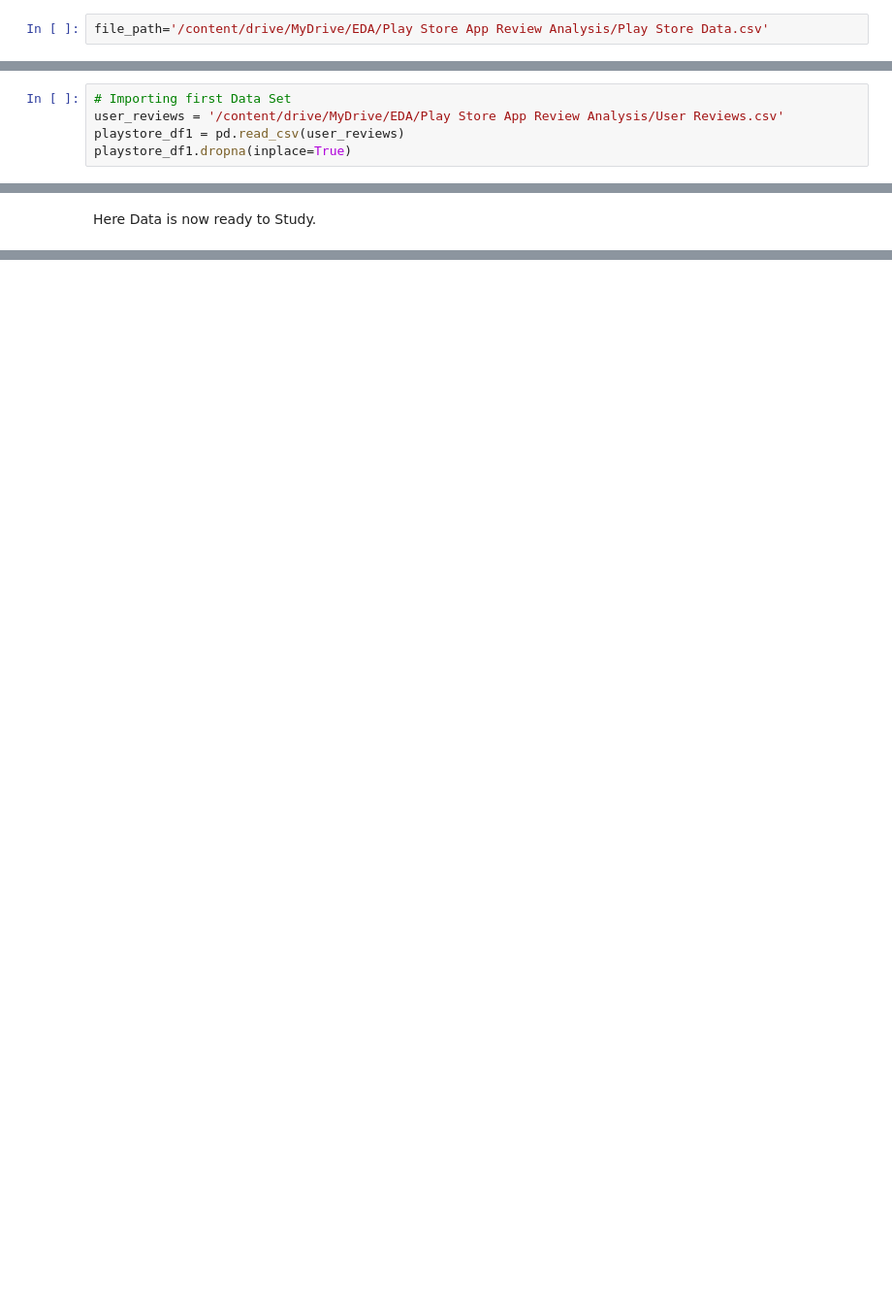
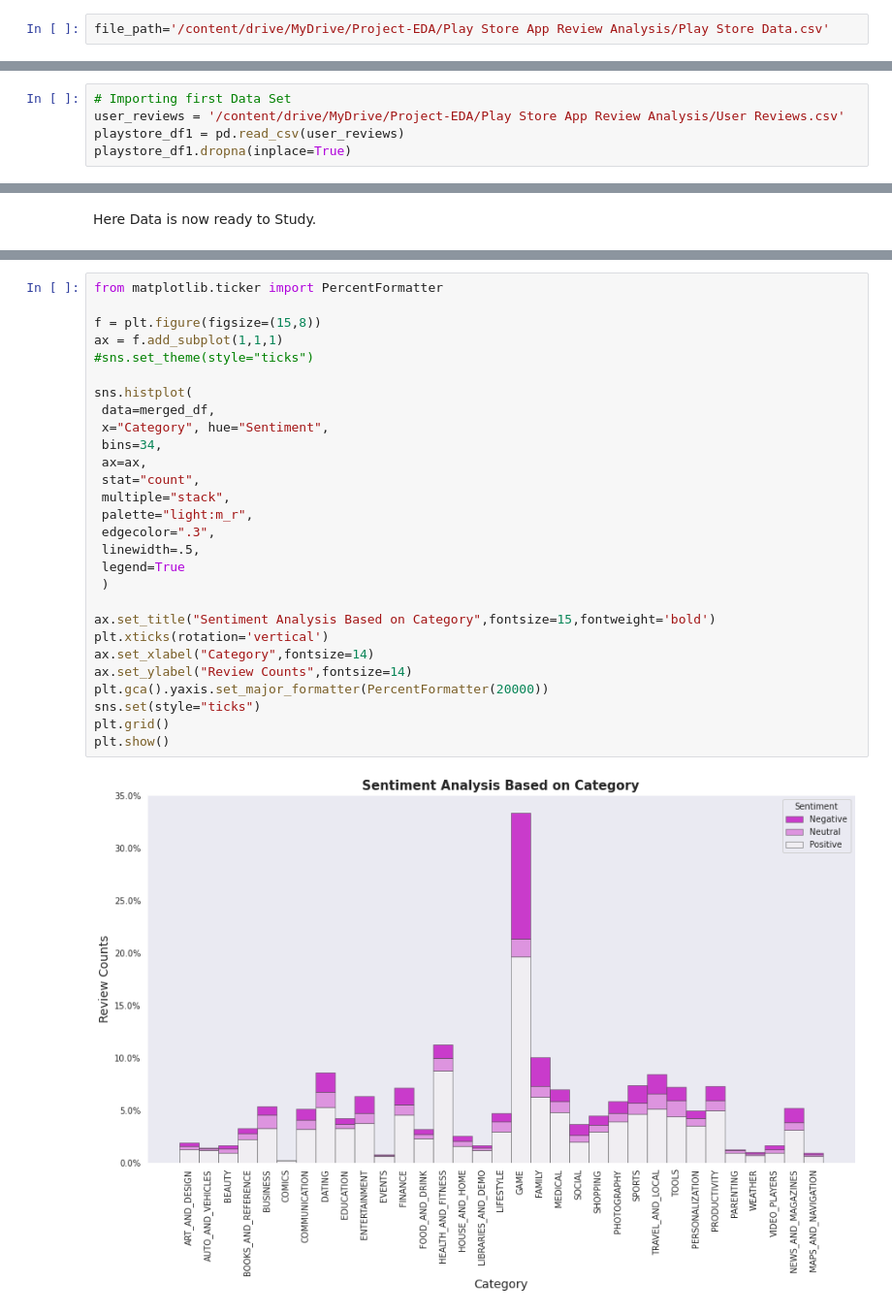
Before and after one commit to ChetanJadhav2341/Play-Store-App-Review-Analysis-EDA-, a Jupyter notebook: Play_Store_App_Review_Analysis_Capstone_Project.ipynb, the cells around one changed output, grey strips where cells are left out. Shown at 97% size. Saved outputs shown, nothing was run; the diff lists cells and outputs as text; blank space fills up the shorter version.

```diff
--- a/Play_Store_App_Review_Analysis_Capstone_Project.ipynb
+++ b/Play_Store_App_Review_Analysis_Capstone_Project.ipynb
@@ -22,7 +22,7 @@ drive.mount('/content/drive')
 # %% [output]
 Mounted at /content/drive
 # %%
-file_path='/content/drive/MyDrive/EDA/Play Store App Review Analysis/Play Store Data.csv'
+file_path='/content/drive/MyDrive/Project-EDA/Play Store App Review Analysis/Play Store Data.csv'
 # %%
 playstore_df = pd.read_csv(file_path)
 # %% [markdown]
@@ -799,7 +799,7 @@ values indicate the review is based on factual information, and higher values in
 review is based on personal or public opinions or judgements.
 # %%
 # Importing first Data Set
-user_reviews = '/content/drive/MyDrive/EDA/Play Store App Review Analysis/User Reviews.csv'
+user_reviews = '/content/drive/MyDrive/Project-EDA/Play Store App Review Analysis/User Reviews.csv'
 playstore_df1 = pd.read_csv(user_reviews)
 playstore_df1.dropna(inplace=True)
 # %%
@@ -842,0 +847,30 @@ Here Data is now ready to Study.
+# %%
+from matplotlib.ticker import PercentFormatter
+
+f = plt.figure(figsize=(15,8))
+ax = f.add_subplot(1,1,1)
+#sns.set_theme(style="ticks")
+
+sns.histplot(
+ data=merged_df,
+ x="Category", hue="Sentiment",
+ bins=34,
+ ax=ax,
+ stat="count",
+ multiple="stack",
+ palette="light:m_r",
+ edgecolor=".3",
+ linewidth=.5,
+ legend=True
+ )
+
+ax.set_title("Sentiment Analysis Based on Category",fontsize=15,fontweight='bold')
+plt.xticks(rotation='vertical')
+ax.set_xlabel("Category",fontsize=14)
+ax.set_ylabel("Review Counts",fontsize=14)
+plt.gca().yaxis.set_major_formatter(PercentFormatter(20000))
+sns.set(style="ticks")
+plt.grid()
+plt.show()
+# %% [output]
+[figure, added]
```
Also changed, not shown: parts of 23 cells of this notebook.
